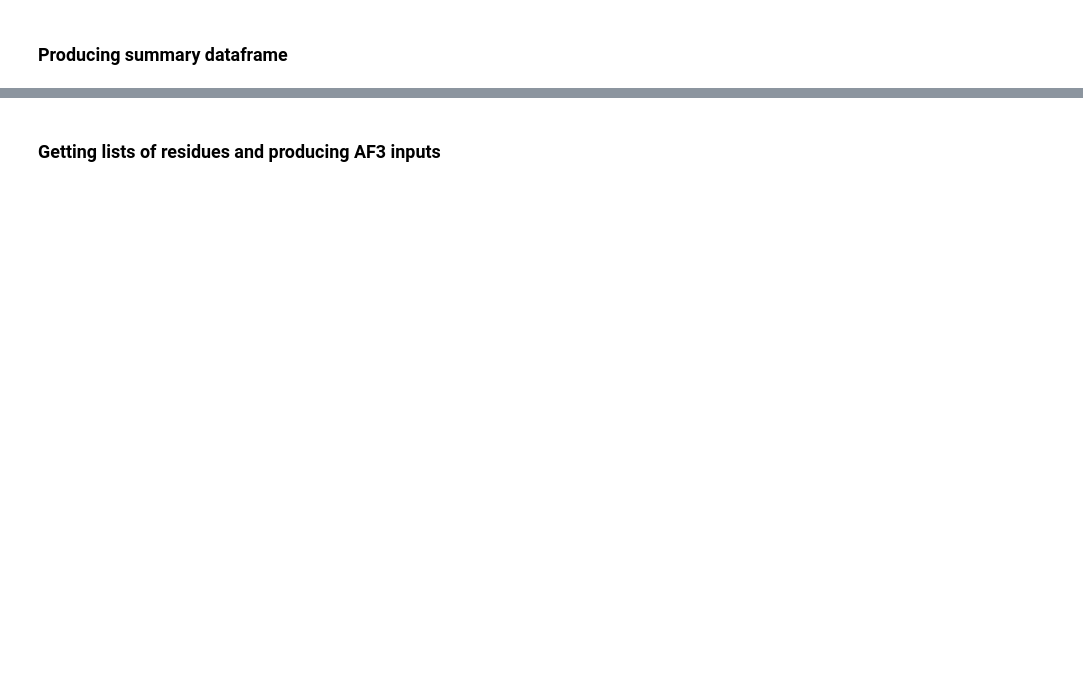
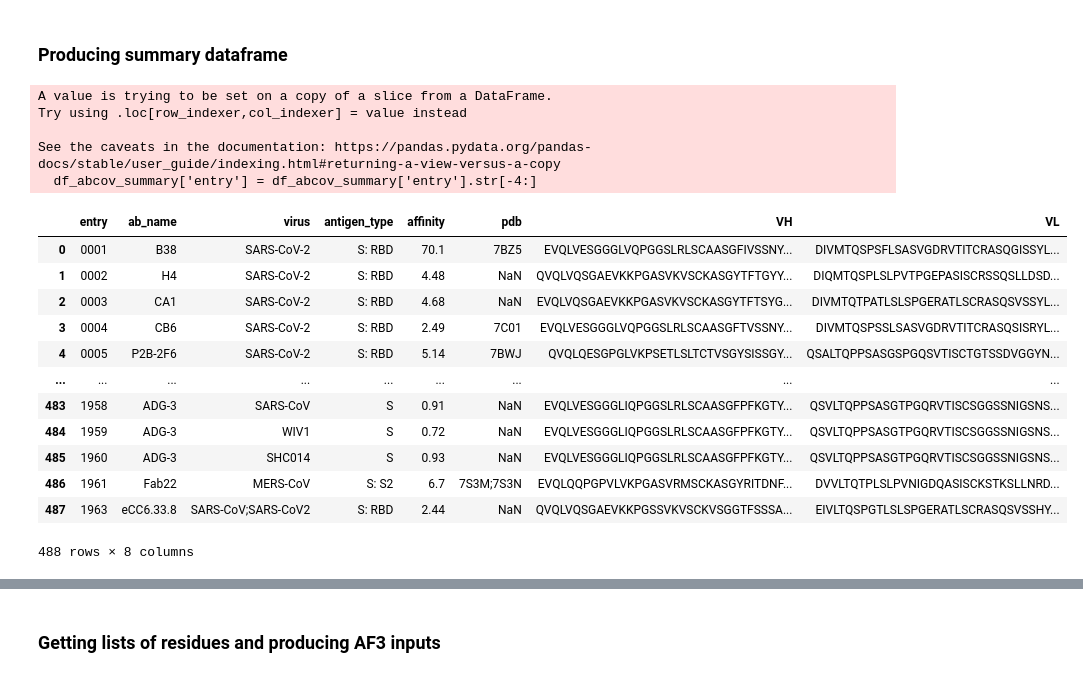
Before and after one commit to Philament1/ANTIPASTI, a Jupyter notebook: notebooks/Training.ipynb, the cells around one changed output, grey strips where cells are left out. Saved outputs shown, nothing was run; the diff lists cells and outputs as text; code cells hidden in the pictures; blank space fills up the shorter version.

```diff
--- a/notebooks/Training.ipynb
+++ b/notebooks/Training.ipynb
@@ -17,0 +116,19 @@ pdb_ids = ["1hh6"]
+# %%
+# Ab-Cov
+
+# Directory containing the .csv files
+csv_dir = '../databases/Ab-Cov'
+
+# List to hold individual dataframes
+dataframes = []
+
+# Iterate over files in the directory
+for filename in os.listdir(csv_dir):
+    if filename.endswith('.csv'):
+        file_path = os.path.join(csv_dir, filename)
+        if filename.startswith('covabseq'):
+            df = pd.read_csv(file_path)
+            dataframes.append(df)
+
+# Concatenate all dataframes into one
+df_abcov_all = pd.concat(dataframes, ignore_index=True)
@@ -21,0 +153,34 @@ pdb_ids = ["1hh6"]
+# %%
+# Select the required columns
+df_abcov_summary = df_abcov_all[['Entry', 'Antibody name', 'Neutralizes', 'Viral protein:epitope', 'Binding Affinity (KD)', 'Structures', 'VH sequence', 'VL sequence']]
+
+# Rename the columns
+df_abcov_summary.columns = ['entry', 'ab_name', 'virus', 'antigen_type', 'affinity', 'pdb', 'VH', 'VL']
+
+df_abcov_summary['entry'] = df_abcov_summary['entry'].str[-4:]
+
+df_abcov_summary = df_abcov_summary.dropna(subset=['affinity']).sort_values(by='entry')
+
+df_abcov_summary = df_abcov_summary[~(df_abcov_summary['VH'] == 'ND')]
+df_abcov_summary = df_abcov_summary[~(df_abcov_summary['VL'] == 'ND')]
+
+df_abcov_summary.reset_index(drop=True)
+# %% [output]
+A value is trying to be set on a copy of a slice from a DataFrame.
+Try using .loc[row_indexer,col_indexer] = value instead
+
+See the caveats in the documentation: https://pandas.pydata.org/pandas-docs/stable/user_guide/indexing.html#returning-a-view-versus-a-copy
+  df_abcov_summary['entry'] = df_abcov_summary['entry'].str[-4:]
+|  | entry | ab_name | virus | antigen_type | affinity | pdb | VH | VL |
+| 0 | 0001 | B38 | SARS-CoV-2 | S: RBD | 70.1 | 7BZ5 | EVQLVESGGGLVQPGGSLRLSCAASGFIVSSNY... | DIVMTQSPSFLSASVGDRVTITCRASQGISSYL... |
+| 1 | 0002 | H4 | SARS-CoV-2 | S: RBD | 4.48 | NaN | QVQLVQSGAEVKKPGASVKVSCKASGYTFTGYY... | DIQMTQSPLSLPVTPGEPASISCRSSQSLLDSD... |
+| 2 | 0003 | CA1 | SARS-CoV-2 | S: RBD | 4.68 | NaN | EVQLVQSGAEVKKPGASVKVSCKASGYTFTSYG... | DIVMTQTPATLSLSPGERATLSCRASQSVSSYL... |
+| 3 | 0004 | CB6 | SARS-CoV-2 | S: RBD | 2.49 | 7C01 | EVQLVESGGGLVQPGGSLRLSCAASGFTVSSNY... | DIVMTQSPSSLSASVGDRVTITCRASQSISRYL... |
+| 4 | 0005 | P2B-2F6 | SARS-CoV-2 | S: RBD | 5.14 | 7BWJ | QVQLQESGPGLVKPSETLSLTCTVSGYSISSGY... | QSALTQPPSASGSPGQSVTISCTGTSSDVGGYN... |
+| ... | ... | ... | ... | ... | ... | ... | ... | ... |
+| 483 | 1958 | ADG-3 | SARS-CoV | S | 0.91 | NaN | EVQLVESGGGLIQPGGSLRLSCAASGFPFKGTY... | QSVLTQPPSASGTPGQRVTISCSGGSSNIGSNS... |
+| 484 | 1959 | ADG-3 | WIV1 | S | 0.72 | NaN | EVQLVESGGGLIQPGGSLRLSCAASGFPFKGTY... | QSVLTQPPSASGTPGQRVTISCSGGSSNIGSNS... |
+| 485 | 1960 | ADG-3 | SHC014 | S | 0.93 | NaN | EVQLVESGGGLIQPGGSLRLSCAASGFPFKGTY... | QSVLTQPPSASGTPGQRVTISCSGGSSNIGSNS... |
+| 486 | 1961 | Fab22 | MERS-CoV | S: S2 | 6.7 | 7S3M;7S3N | EVQLQQPGPVLVKPGASVRMSCKASGYRITDNF... | DVVLTQTPLSLPVNIGDQASISCKSTKSLLNRD... |
+| 487 | 1963 | eCC6.33.8 | SARS-CoV;SARS-CoV2 | S: RBD | 2.44 | NaN | QVQLVQSGAEVKKPGSSVKVSCKVSGGTFSSSA... | EIVLTQSPGTLSLSPGERATLSCRASQSVSSHY... |
+488 rows × 8 columns
```
Also changed, not shown: parts of 80 cells of this notebook, 3 other files.
